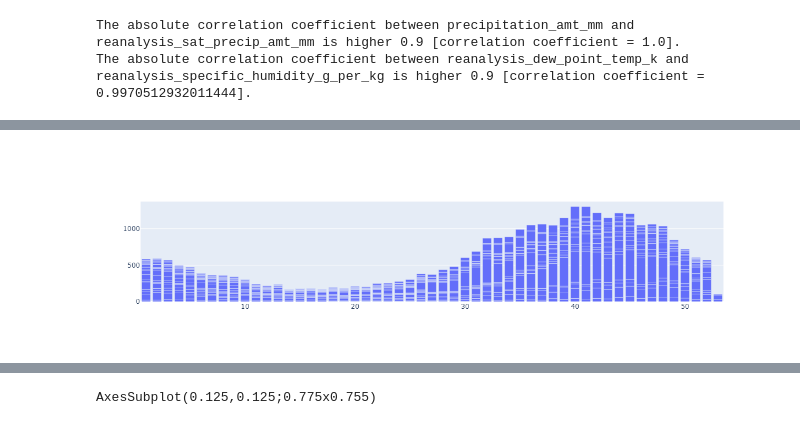
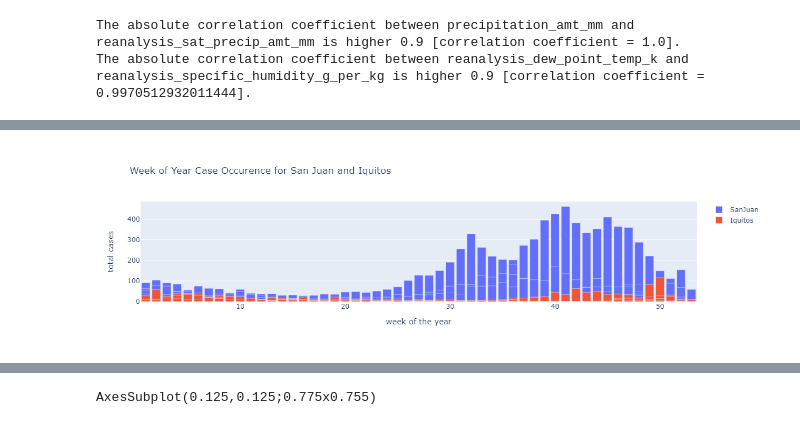
Before and after one commit to raja-taparia-dsr-mc1/dengue-predict, a Jupyter notebook: src/jupyter-notbooks/presentation.ipynb, the cells around one changed output, grey strips where cells are left out. Saved outputs shown, nothing was run; the diff lists cells and outputs as text; code cells hidden in the pictures.

```diff
--- a/src/jupyter-notbooks/presentation.ipynb
+++ b/src/jupyter-notbooks/presentation.ipynb
@@ -40,14 +48,20 @@ The absolute correlation coefficient between reanalysis_dew_point_temp_k and rea
 train_sj = train[train.city=='sj']
 train_iq = train[train.city=='iq']
 # %%
-# Week of Year Case Occurence for San Juan
-import numpy as np
-x = train_sj.weekofyear#week_start_date
-total_cases = dict(
-    type='bar',
-    x=x,
-    y=train_sj.total_cases
+# Week of Year Case Occurence for San Juan and Iquitos
+trace1 = go.Bar(
+    x=train_sj.weekofyear,
+    y=train_sj.total_cases,
+    name="SanJuan"
 )
-fig = go.Figure(data=[total_cases])
+trace2 = go.Bar(
+    x=train_iq.weekofyear,
+    y=train_iq.total_cases,
+    name="Iquitos"
+)
+data = [trace1,trace2]
+layout = go.Layout(barmode = 'overlay', xaxis_title='week of the year', yaxis_title='total cases'
+                   ,title = 'Week of Year Case Occurence for San Juan and Iquitos')
+fig = go.Figure(data = data, layout = layout)
 fig.show()
 # %% [output]
@@ -55 +68 @@ fig.show()
-[figure, old version]
+[figure, new version]
```
Also changed, not shown: parts of 4 cells of this notebook.
